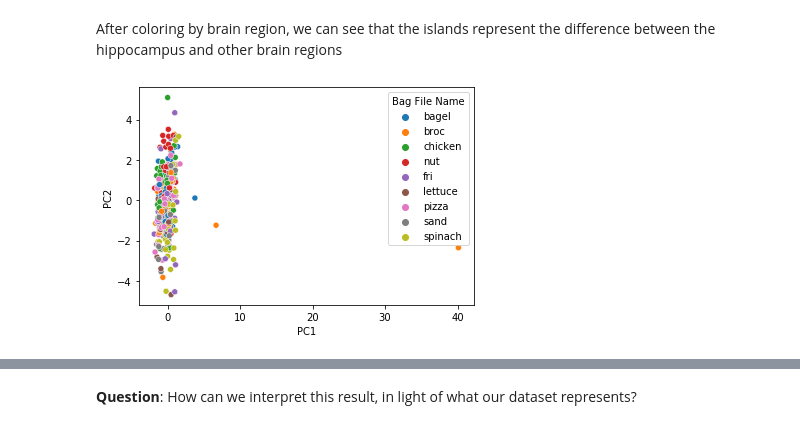
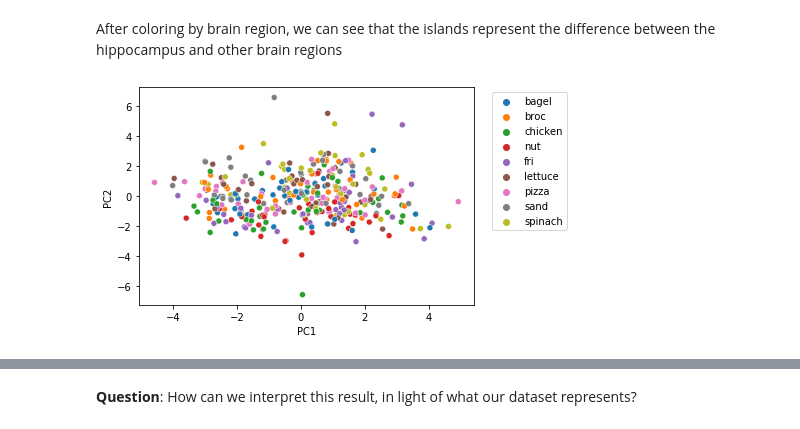
Before and after one commit to personalrobotics/corl23_towards_general_food_acquisition, a Jupyter notebook: scripts/pca.ipynb, the cells around one changed output, grey strips where cells are left out. Cells and saved outputs as stored; diff of their text form; code cells hidden in the pictures.

Commit message:
dropped outliers

```diff
--- a/scripts/pca.ipynb
+++ b/scripts/pca.ipynb
@@ -17,19 +17,6 @@ Here we read in the data, store a feature for visualization later, and drop non-
 filepath = "/home/ramya/my-workspace/src/feeding_study_cleanup/scripts/action_schema_data.csv"
 data = pd.read_csv(filepath)
 print(data.shape)
-
-
-
-# Replace bag files names with substrings
-data.loc[data['Bag File Name'].str.contains('chicken'), 'Bag File Name'] = 'chicken'
-data.loc[data['Bag File Name'].str.contains('broc'), 'Bag File Name'] = 'broc'
-data.loc[data['Bag File Name'].str.contains('fri'), 'Bag File Name'] = 'fri'
-data.loc[data['Bag File Name'].str.contains('bagel'), 'Bag File Name'] = 'bagel'
-data.loc[data['Bag File Name'].str.contains('nut'), 'Bag File Name'] = 'nut'
-data.loc[data['Bag File Name'].str.contains('lettuce'), 'Bag File Name'] = 'lettuce'
-data.loc[data['Bag File Name'].str.contains('spinach'), 'Bag File Name'] = 'spinach'
-data.loc[data['Bag File Name'].str.contains('sand'), 'Bag File Name'] = 'sand'
-data.loc[data['Bag File Name'].str.contains('pizza'), 'Bag File Name'] = 'pizza'
 
 
 # Drop the rows aren't skewered items. Using substrings due to naming
@@ -51,11 +38,23 @@ for i, row in data.iterrows():
     is_skewered = False
     for substr in skewered_item_substrings:
         if substr in row["Bag File Name"]:
-            row["Bag File Name"] = substr
             is_skewered = True
             break
 
     if not is_skewered:
+        rows_to_drop.append(i)
+
+# drop outliers
+# 3-broccoli-3
+# 8-broccoli-5
+# 1-bagel-3
+for i, row in data.iterrows():
+    is_skewered = False
+    if  "3-broccoli-3" in row["Bag File Name"]:
+        rows_to_drop.append(i)
+    if  "8-broccoli-5" in row["Bag File Name"]:
+        rows_to_drop.append(i)
+    if  "1-bagel-3" in row["Bag File Name"]:
         rows_to_drop.append(i)
 
 data  = data.drop(rows_to_drop, axis=0)
@@ -67,10 +66,27 @@ data = data[np.all(data != np.nan, axis=1)]
 data = data[np.all(data != np.inf, axis=1)]
 data = data[np.all(data != -np.inf, axis=1)]
 print(data.shape)
+#print(data.loc[81,:])
+
+#data.drop(80)
+print(data.shape)
 
 
 # create item for hues in graphs
 names = (data["Bag File Name"])
+names = names.tolist()
+# Replace bag files names with substrings
+names = ["chicken" if "chicken" in x else x for x in names]
+names = ["broc" if "broc" in x else x for x in names]
+names = ["fri" if "fri" in x else x for x in names]
+names = ["bagel" if "bagel" in x else x for x in names]
+names = ["nut" if "nut" in x else x for x in names]
+names = ["lettuce" if "lettuce" in x else x for x in names]
+names = ["spinach" if "spinach" in x else x for x in names]
+names = ["sand" if "sand" in x else x for x in names]
+names = ["pizza" if "pizza" in x else x for x in names]
+#print(names.size)
+
 
 
 # Drop the columns that aren't part of the action schema
@@ -172,9 +189,10 @@ After coloring by brain region, we can see that the islands represent the differ
 # %%
 sns.scatterplot(x=transformed[:,0], y=transformed[:,1], hue=names)
 plt.xlabel('PC1')
 plt.ylabel('PC2')
+plt.legend(bbox_to_anchor=(1.04,1), loc="upper left")
 plt.show()
 print(transformed[:,0])
 print(transformed[:,1])
 # %% [output]
-[figure, old version]
+[figure, new version]
```
Also changed, not shown: parts of 8 cells of this notebook.
